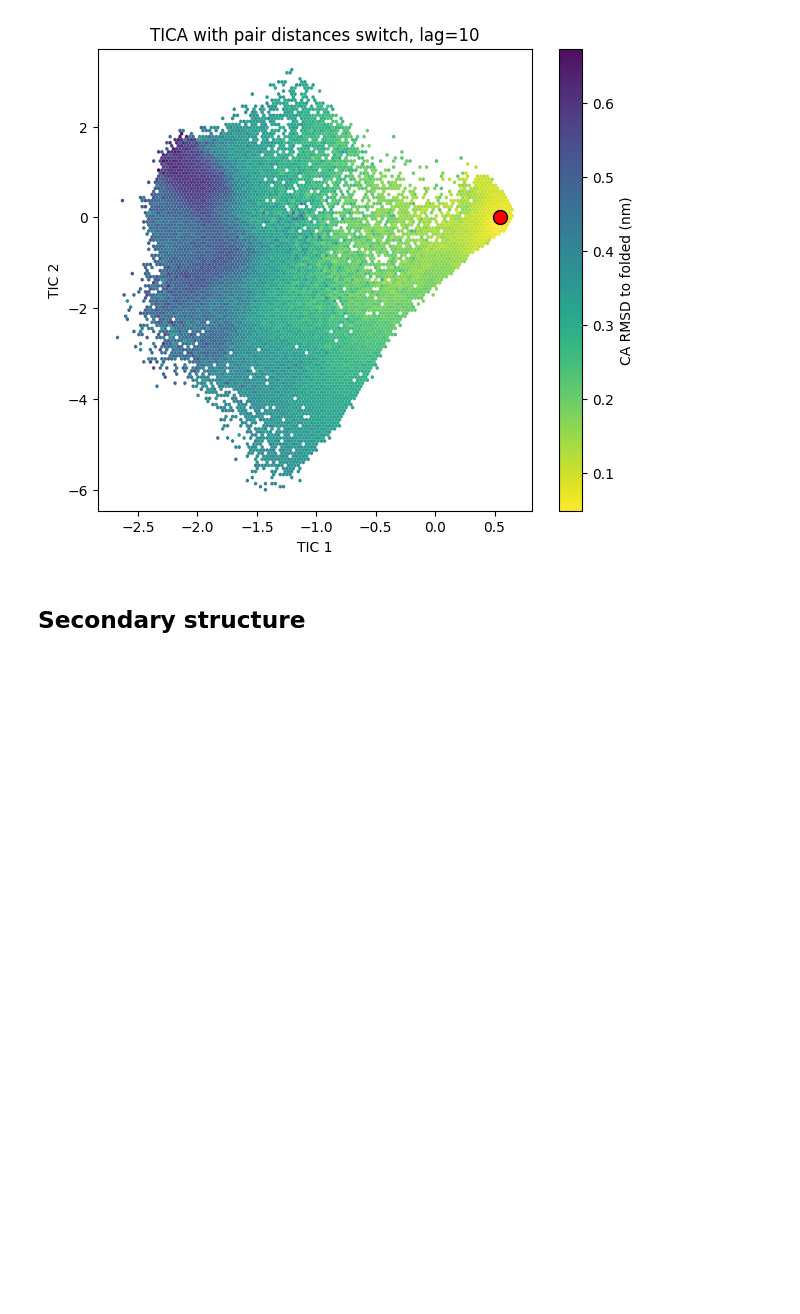
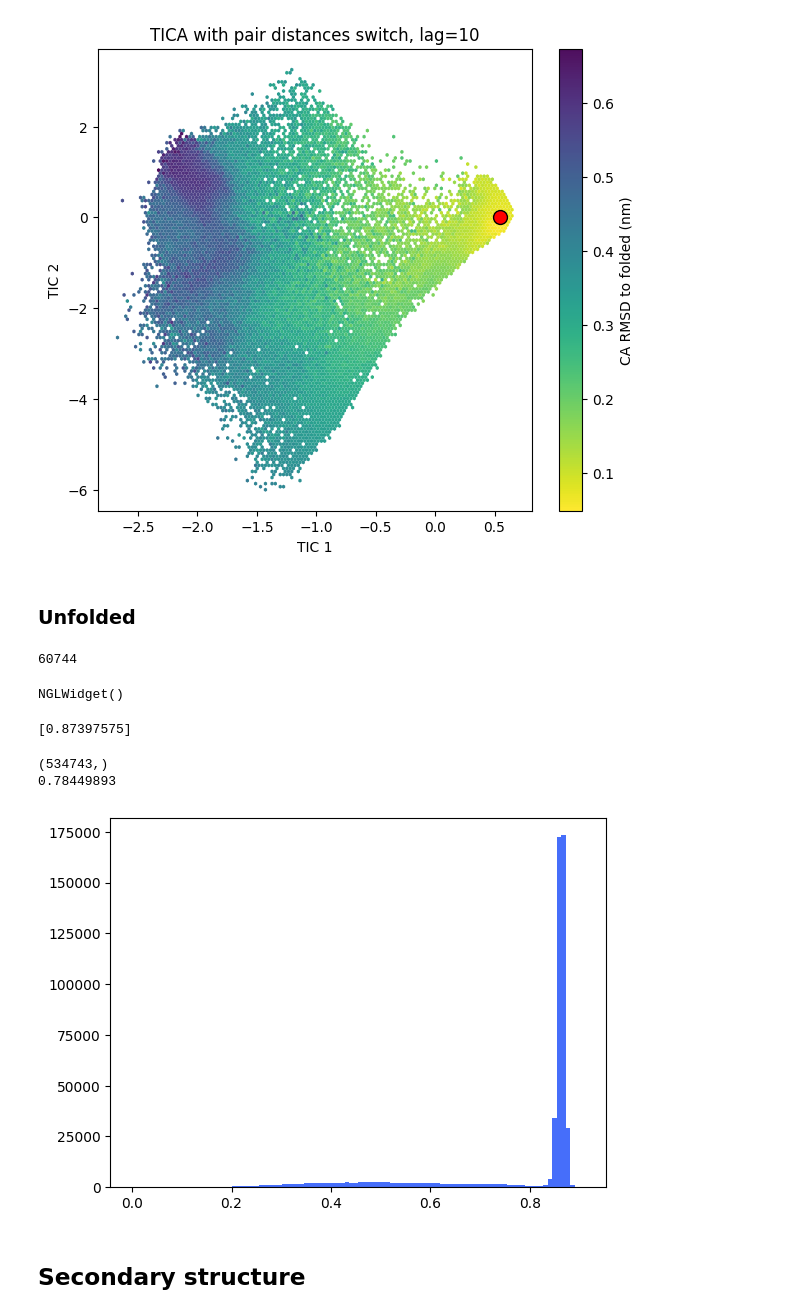
Before and after one commit to seonghyun26/DESRES, a Jupyter notebook: notebook/data-CLN025.ipynb, the cells around one changed output. Saved outputs shown, nothing was run; the diff lists cells and outputs as text; code cells hidden in the pictures; blank space fills up the shorter version.

```diff
--- a/notebook/data-CLN025.ipynb
+++ b/notebook/data-CLN025.ipynb
@@ -858,3 +851,30 @@ plt.close()
 [figure]
 # %%
 torch.save(torch.from_numpy(rmsd), f"{save_dir}/{molecule}-{simulation_idx}-rmsd.pt")
+# %% [markdown]
+### Unfolded
+# %%
+rmsd_loaded = torch.load( f"{save_dir}/{molecule}-{simulation_idx}-rmsd.pt").numpy()
+print(np.argmax(rmsd_loaded))
+# %% [output]
+60744
+# %%
+rmsd_max_frame = all_traj[60744]
+rmsd_view = nv.show_mdtraj(rmsd_max_frame)
+rmsd_view.add_representation("licorice", selection="protein")
+rmsd_view
+# %% [output]
+NGLWidget()
+# %%
+ref_pdb_path = f"/home/shpark/prj-mlcv/lib/DESRES/data/{molecule}/folded.pdb"
+ref_pdb_traj = md.load_pdb(ref_pdb_path)
+atom_indices = all_traj.topology.select("name CA")
+
+max_rmsd = md.rmsd(
+	target = rmsd_max_frame,
+	reference = ref_pdb_traj,
+	atom_indices = atom_indices
+)
+print(max_rmsd)
+# %% [output]
+[0.87397575]
@@ -860,0 +884,21 @@ torch.save(torch.from_numpy(rmsd), f"{save_dir}/{molecule}-{simulation_idx}-rmsd
+# %%
+unfolded_path = f"/home/shpark/prj-mlcv/lib/DESRES/data/CLN025/unfolded.pdb"
+unfolded_traj = md.load_pdb(unfolded_path)
+rmsd_to_unfolded = rmsd_to_refpdb(
+    traj = all_traj,
+    reference_traj = unfolded_traj,
+)
+
+print(rmsd_to_unfolded.shape)
+print(rmsd_to_unfolded.mean())
+plt.hist(
+    rmsd_to_unfolded,
+    bins=100,
+    # log=True,
+    color=blue,
+)
+plt.show()
+# %% [output]
+(534743,)
+0.78449893
+[figure, added]
```
Also changed, not shown: parts of 8 cells of this notebook, 48 other files.
